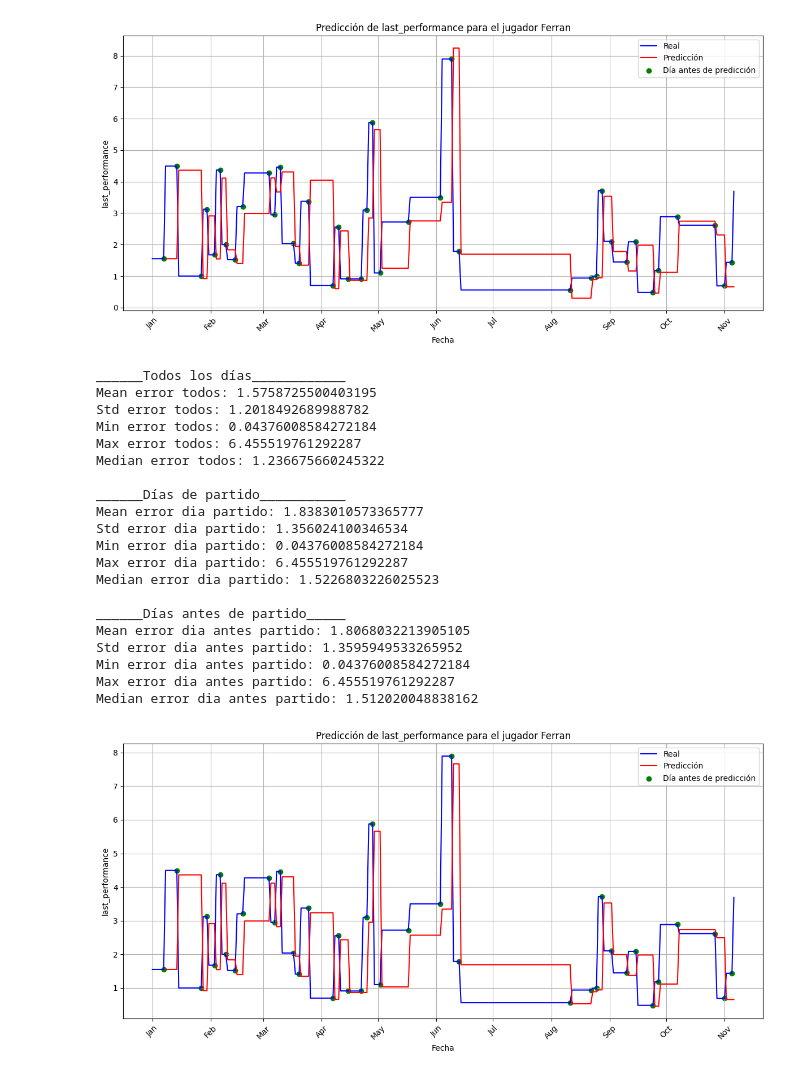
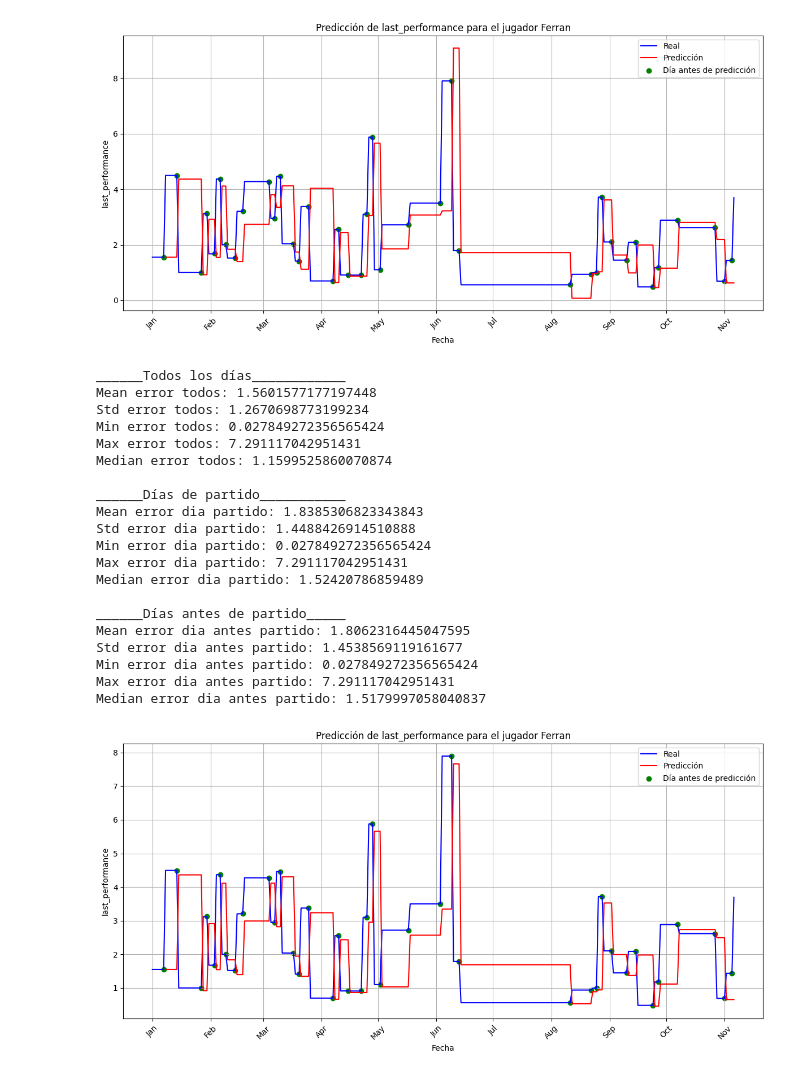
Before and after one commit to Santiagodiz/PlayerPulse, a Jupyter notebook: data/data_mining.ipynb, the cells around one changed output. Cells and saved outputs as stored; diff of their text form; code cells hidden in the pictures.

```diff
--- a/data/data_mining.ipynb
+++ b/data/data_mining.ipynb
@@ -47,11 +19,18 @@ calculate_change_indices(df[df['Player'] == 'Griezmann'])
 # %%
-def plot_results(y, df_jugador, df_predictions):
-    match_indices = calculate_change_indices(df_jugador)
+def calculate_change_indices(df):
+    change_indices = []
+    for i in range(1, len(df)):
+        if df.iloc[i]['last_performance'] != df.iloc[i-1]['last_performance']:
+            change_indices.append(i)
+    return change_indices
+
+
+def plot_results(y, df_jugador, df_predictions, prediction_index):
 
     plt.figure(figsize=(12, 6))
     plt.plot(df_jugador['Fecha'], df_jugador[y], label='Real', color='blue')
     plt.plot(df_predictions[df_predictions['Predicciones'].notnull()]['Fecha'], df_predictions[df_predictions['Predicciones'].notnull()]['Predicciones'], label='Predicción', color='red')
-    plt.scatter(df_jugador.iloc[np.array(match_indices) - 1]['Fecha'], df_jugador.iloc[np.array(match_indices) - 1][y], color='green', label='Día antes de predicción')
+    plt.scatter(df_jugador.iloc[prediction_index]['Fecha'], df_jugador.iloc[prediction_index][y], color='green', label='Día antes de predicción')
     plt.title(f'Predicción de {y} para el jugador {jugador}')
     plt.xlabel('Fecha')
     plt.ylabel(y)
@@ -203,36 +290,39 @@ def evaluate_model_no_exog(df_jugador, order, seasonal_order, y, options):
 # %%
 jugador = 'Ferran'
 df_jugador = df[df['Player'] == jugador]
-order = (1,0,0)
-seasonal_order = (0,0,0,0)
-y = 'last_performance'
-# y = 'Noticias_negativas'
-exog = 'Noticias_negativas'
-# exog = 'last_performance'
-df_predictions = evaluate_model(df_jugador, order, seasonal_order, y, exog, options='next_day')
-df_predictions2 = evaluate_model_no_exog(df_jugador, order, seasonal_order, y, options='next_day')
+config = {
+    'order': (1,0,0),
+    'seasonal_order': (0,0,0,0),
+    'y': 'last_performance',
+    'exog': 'Sentimientos_acumulado',
+    'pred_options': 'matches',
+    'step_options': 'next_day'
+}
+
+df_predictions = evaluate_model(df_jugador, config)
+df_predictions2 = evaluate_model_no_exog(df_jugador, config)
 # %% [output]
-[figure, old version]
+[figure, new version]
 ______Todos los días____________
-Mean error todos: 1.5758725500403195
-Std error todos: 1.2018492689988782
-Min error todos: 0.04376008584272184
-Max error todos: 6.455519761292287
-Median error todos: 1.236675660245322
+Mean error todos: 1.5601577177197448
+Std error todos: 1.2670698773199234
+Min error todos: 0.027849272356565424
+Max error todos: 7.291117042951431
+Median error todos: 1.1599525860070874
 
 ______Días de partido___________
-Mean error dia partido: 1.8383010573365777
-Std error dia partido: 1.356024100346534
-Min error dia partido: 0.04376008584272184
-Max error dia partido: 6.455519761292287
-Median error dia partido: 1.5226803226025523
+Mean error dia partido: 1.8385306823343843
+Std error dia partido: 1.4488426914510888
+Min error dia partido: 0.027849272356565424
+Max error dia partido: 7.291117042951431
+Median error dia partido: 1.52420786859489
 
 ______Días antes de partido_____
-Mean error dia antes partido: 1.8068032213905105
-Std error dia antes partido: 1.3595949533265952
-Min error dia antes partido: 0.04376008584272184
-Max error dia antes partido: 6.455519761292287
-Median error dia antes partido: 1.512020048838162
+Mean error dia antes partido: 1.8062316445047595
+Std error dia antes partido: 1.4538569119161677
+Min error dia antes partido: 0.027849272356565424
+Max error dia antes partido: 7.291117042951431
+Median error dia antes partido: 1.5179997058040837
 [figure]
 ______Todos los días____________
 Mean error todos: 1.5565997193875778
```
Also changed, not shown: parts of 8 cells of this notebook.
